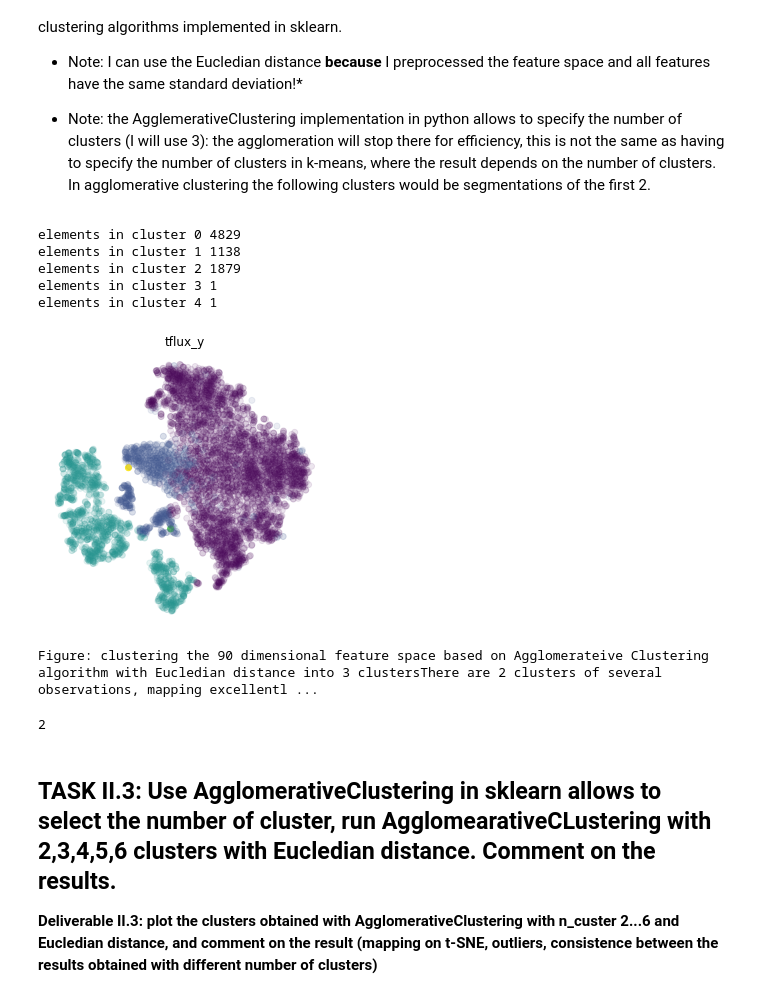
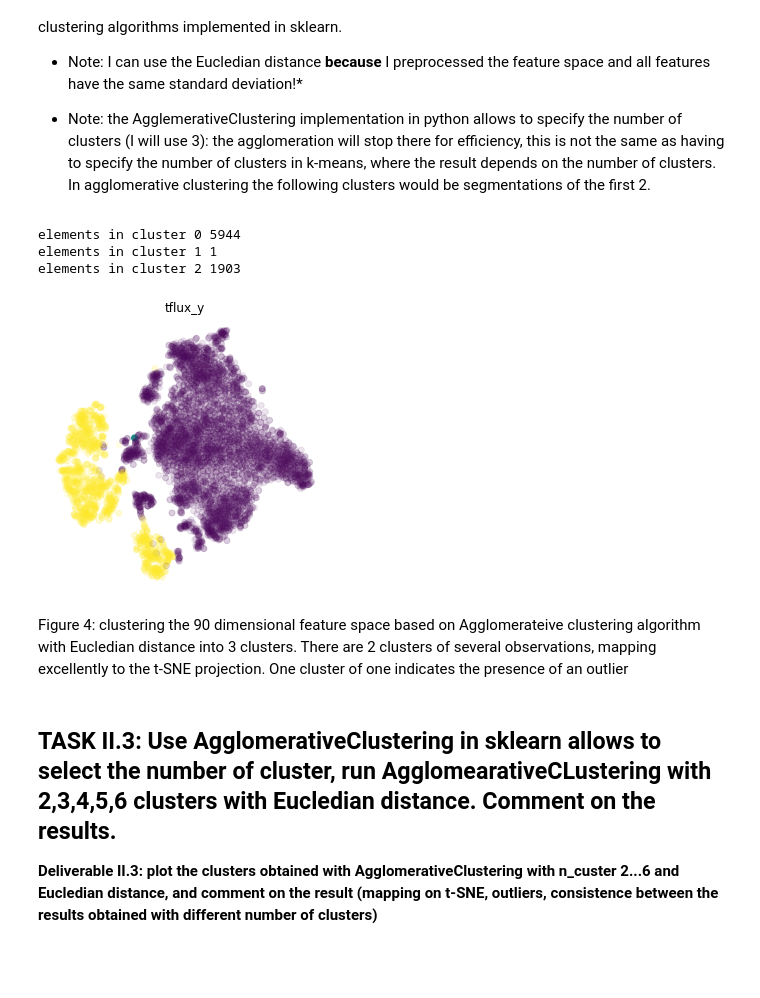
Before and after one commit to ahmadryan/MLTSA_RQudsi, a Jupyter notebook: HW6_RQudsi/FeatureEngineering_PLAsTIcCchallenge_2_instructions.ipynb, the cells around one changed output. Drawn from its saved outputs; the diff is of its cells as text; code cells hidden in the pictures; blank space fills up the shorter version.

```diff
--- a/HW6_RQudsi/FeatureEngineering_PLAsTIcCchallenge_2_instructions.ipynb
+++ b/HW6_RQudsi/FeatureEngineering_PLAsTIcCchallenge_2_instructions.ipynb
@@ -465,41 +468,32 @@ Here is how I could cluster the data using the Euclidian distance with Agglomera
 # %%
 clustering = AgglomerativeClustering(n_clusters=3).fit(X_scaled)
 
 for j in range(3):
     print("elements in cluster {} {}".format(j, (clustering.labels_ == j).sum()))
 print()
 pl.figure(figsize=(5,5))
 pl.title(col)
 
 #using a color map normalized according to the number of clusters:
 # for 3 clusters vmin=0, vmax=2
 colors = np.array([pl.cm.viridis(Normalize(vmin=0, vmax=2)(c))
                                                          for c in clustering.labels_])
 # changing the alpha (transparency) based on the number of objects in the cluster or some clusters would not be visible
 alpha = np.array([0.1 if (clustering.labels_ == j).sum() > 200 else 1.0 for j in clustering.labels_])
 # setting the alpha channel by replacing the default of the colormap which is 1
 colors[:,3] = alpha
 
 pl.scatter(X_embedded[:,0], X_embedded[:,1], # alpha = alpha,
                color=colors);
 pl.axis('off')
 pl.show()
-print("Figure: clustering the 90 dimensional feature space based on " +
-      "Agglomerateive Clustering algorithm with Eucledian distance into 3 clusters" +
-     "There are 2 clusters of several observations, mapping excellently to the t-SNE projection" +
-     "One cluster of one indicates the presence of an outlier")
 # %% [output]
-elements in cluster 0 4829
-elements in cluster 1 1138
-elements in cluster 2 1879
-elements in cluster 3 1
-elements in cluster 4 1
+elements in cluster 0 5944
+elements in cluster 1 1
+elements in cluster 2 1903
-[figure, old version]
+[figure, new version]
-Figure: clustering the 90 dimensional feature space based on Agglomerateive Clustering algorithm with Eucledian distance into 3 clustersThere are 2 clusters of several observations, mapping excellentl ...
-# %%
-j
-# %% [output]
-2
+# %% [markdown]
+Figure 4: clustering the 90 dimensional feature space based on Agglomerateive  clustering algorithm with Eucledian distance into 3 clusters. There are 2 clusters of several observations, mapping excellently to the t-SNE projection. One cluster of one indicates the presence of an outlier
 # %% [markdown]
 ## TASK II.3:  Use AgglomerativeClustering in sklearn allows to select the number of cluster, run AgglomearativeCLustering with 2,3,4,5,6 clusters with Eucledian distance. Comment on the results.
 
```
Also changed, not shown: parts of 36 cells of this notebook.
